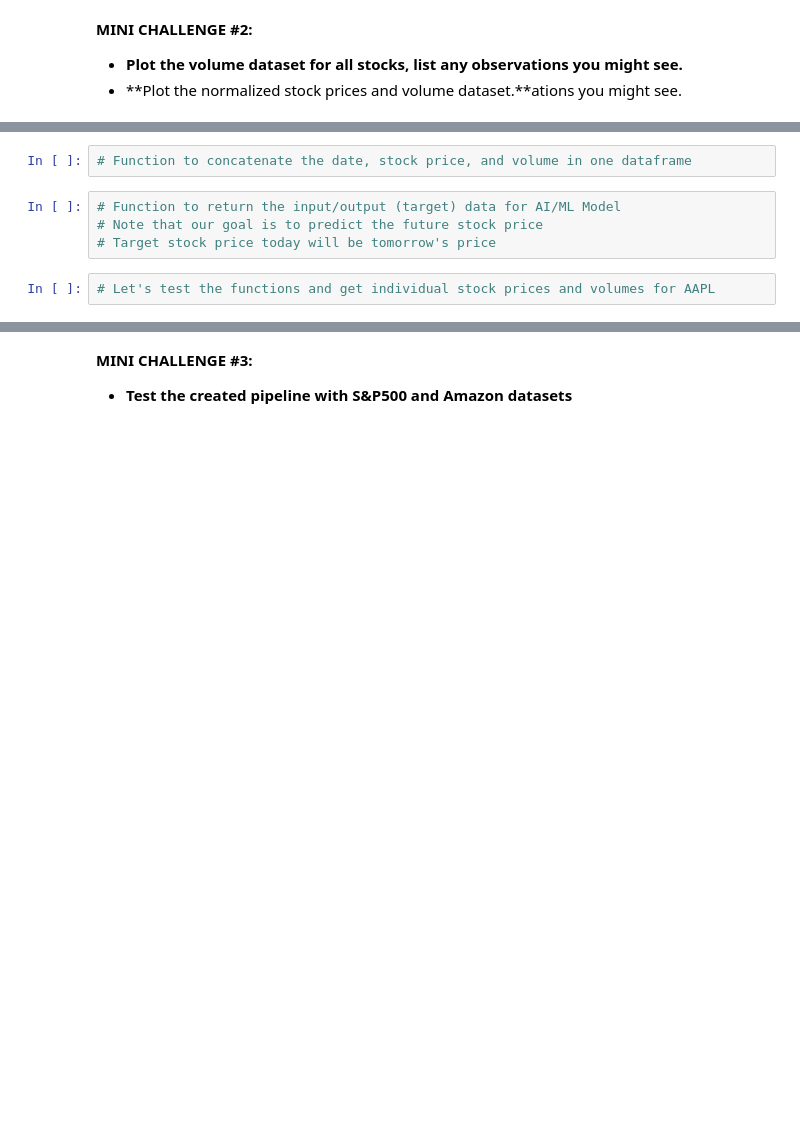
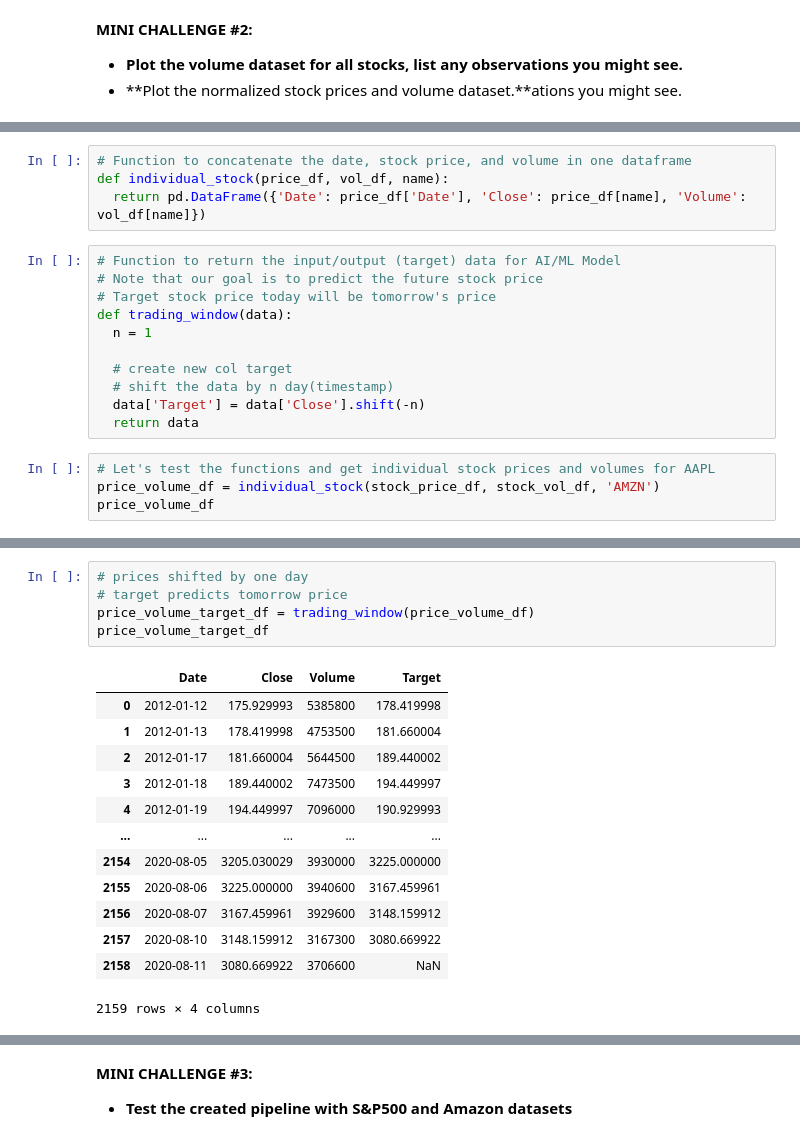
Before and after one commit to sehrish30/Stock-analysis, a Jupyter notebook: ML_In_Finance_Stock_Price_Predictions_Using_Regression_&_LSTM_Skeleton.ipynb, the cells around one changed output, grey strips where cells are left out. Drawn from its saved outputs; the diff is of its cells as text; blank space fills up the shorter version.

```diff
--- a/ML_In_Finance_Stock_Price_Predictions_Using_Regression_&_LSTM_Skeleton.ipynb
+++ b/ML_In_Finance_Stock_Price_Predictions_Using_Regression_&_LSTM_Skeleton.ipynb
@@ -262,9 +237,20 @@ interactive_plot(normalize(stock_vol_df), 'Normalized Volume Data')
 ![alt text](https://drive.google.com/uc?id=1uXYYHfgeJyncu4BZRAooTC4iCclH9e9B)
 # %%
 # Function to concatenate the date, stock price, and volume in one dataframe
+def individual_stock(price_df, vol_df, name):
+  return pd.DataFrame({'Date': price_df['Date'], 'Close': price_df[name], 'Volume': vol_df[name]})
 # %%
 # Function to return the input/output (target) data for AI/ML Model
 # Note that our goal is to predict the future stock price
 # Target stock price today will be tomorrow's price
+def trading_window(data):
+  n = 1
+
+  # create new col target
+  # shift the data by n day(timestamp)
+  data['Target'] = data['Close'].shift(-n)
+  return data
 # %%
 # Let's test the functions and get individual stock prices and volumes for AAPL
+price_volume_df = individual_stock(stock_price_df, stock_vol_df, 'AMZN')
+price_volume_df
@@ -271,2 +271,21 @@ interactive_plot(normalize(stock_vol_df), 'Normalized Volume Data')
+# %%
+# prices shifted by one day
+# target predicts tomorrow price
+price_volume_target_df = trading_window(price_volume_df)
+price_volume_target_df
+# %% [output]
+|  | Date | Close | Volume | Target |
+| 0 | 2012-01-12 | 175.929993 | 5385800 | 178.419998 |
+| 1 | 2012-01-13 | 178.419998 | 4753500 | 181.660004 |
+| 2 | 2012-01-17 | 181.660004 | 5644500 | 189.440002 |
+| 3 | 2012-01-18 | 189.440002 | 7473500 | 194.449997 |
+| 4 | 2012-01-19 | 194.449997 | 7096000 | 190.929993 |
+| ... | ... | ... | ... | ... |
+| 2154 | 2020-08-05 | 3205.030029 | 3930000 | 3225.000000 |
+| 2155 | 2020-08-06 | 3225.000000 | 3940600 | 3167.459961 |
+| 2156 | 2020-08-07 | 3167.459961 | 3929600 | 3148.159912 |
+| 2157 | 2020-08-10 | 3148.159912 | 3167300 | 3080.669922 |
+| 2158 | 2020-08-11 | 3080.669922 | 3706600 | NaN |
+2159 rows × 4 columns
 # %%
 # Remove the last row as it will be a null value
```
Also changed, not shown: parts of 25 cells of this notebook.
